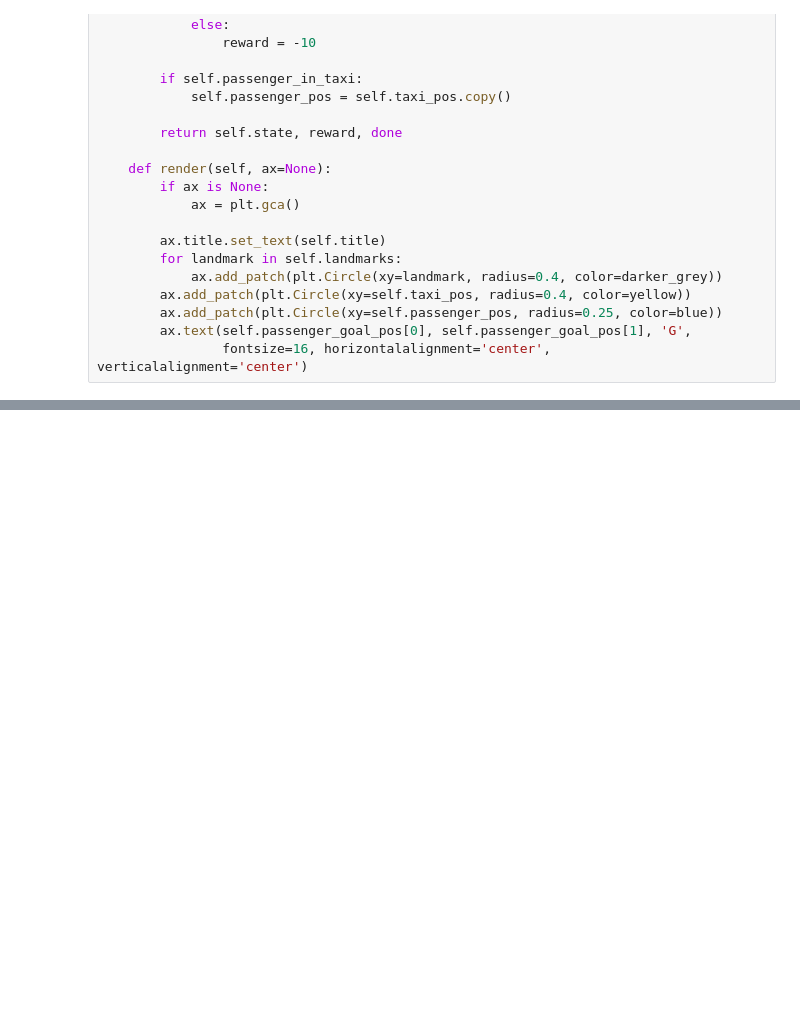
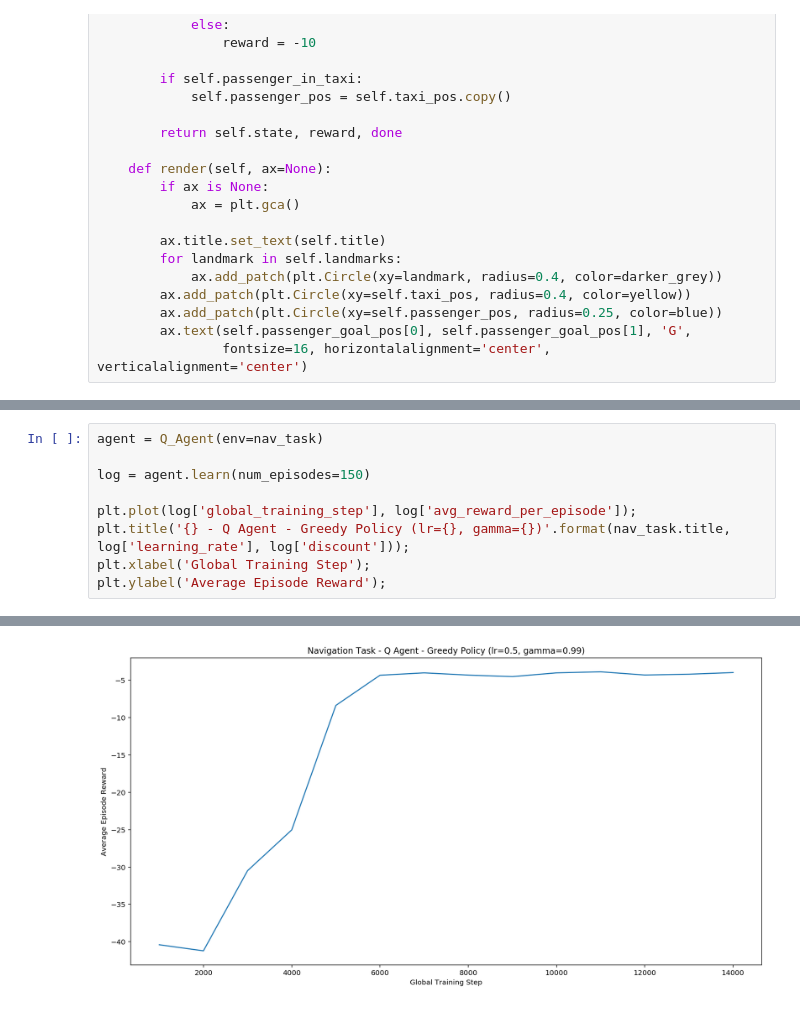
Before and after one commit to SithHappens/Reinforcement-Learning, a Jupyter notebook: Hierarchical Learning/Max Q.ipynb, the cells around one changed output, grey strips where cells are left out. Drawn from its saved outputs; the diff is of its cells as text; blank space fills up the shorter version.

```diff
--- a/Hierarchical Learning/Max Q.ipynb
+++ b/Hierarchical Learning/Max Q.ipynb
@@ -279,0 +382,10 @@ State(passenger_pos_idx=1, passenger_goal_idx=2, agent_pos=[0, 7])
+# %%
+agent = Q_Agent(env=nav_task)
+
+log = agent.learn(num_episodes=150)
+
+plt.plot(log['global_training_step'], log['avg_reward_per_episode']);
+plt.title('{} - Q Agent - Greedy Policy (lr={}, gamma={})'.format(nav_task.title, log['learning_rate'], log['discount']));
+plt.xlabel('Global Training Step');
+plt.ylabel('Average Episode Reward');
+# %% [output]
@@ -279,0 +393 @@ State(passenger_pos_idx=1, passenger_goal_idx=2, agent_pos=[0, 7])
+[figure, added]
```
Also changed, not shown: parts of 13 cells of this notebook.
